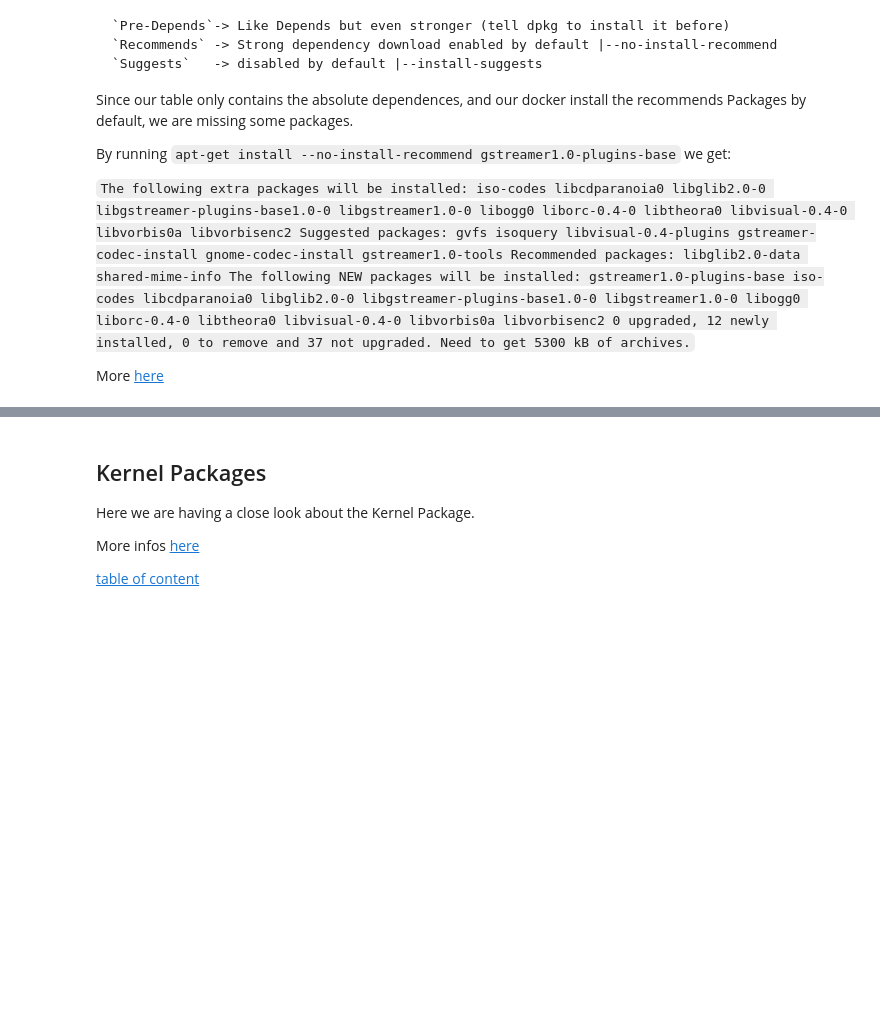
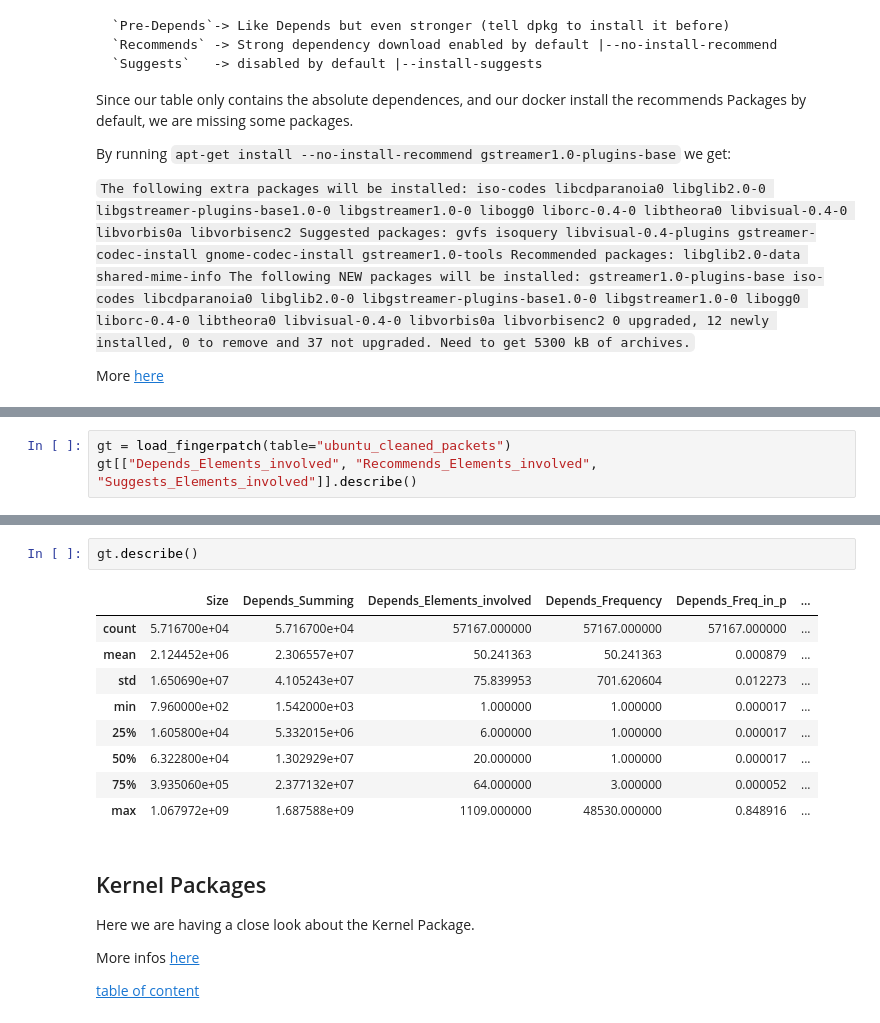
Before and after one commit to alex35469/fingerpatch, a Jupyter notebook: attack/Attack_vizualization.ipynb, the cells around one changed output, grey strips where cells are left out. Cells and saved outputs as stored; diff of their text form; blank space fills up the shorter version.

```diff
--- a/attack/Attack_vizualization.ipynb
+++ b/attack/Attack_vizualization.ipynb
@@ -1158,0 +1358,3 @@ no_deps[:4][["Package", "Version", "Size", "#Depends", "#Recommends", "Recommend
+# %%
+gt = load_fingerpatch(table="ubuntu_cleaned_packets")
+gt[["Depends_Elements_involved", "Recommends_Elements_involved", "Suggests_Elements_involved"]].describe()
@@ -1159,3 +1371,15 @@ no_deps[:4][["Package", "Version", "Size", "#Depends", "#Recommends", "Recommend
+# %%
+gt.describe()
+# %% [output]
+|  | Size | Depends_Summing | Depends_Elements_involved | Depends_Frequency | Depends_Freq_in_p | ... |
+| count | 5.716700e+04 | 5.716700e+04 | 57167.000000 | 57167.000000 | 57167.000000 | ... |
+| mean | 2.124452e+06 | 2.306557e+07 | 50.241363 | 50.241363 | 0.000879 | ... |
+| std | 1.650690e+07 | 4.105243e+07 | 75.839953 | 701.620604 | 0.012273 | ... |
+| min | 7.960000e+02 | 1.542000e+03 | 1.000000 | 1.000000 | 0.000017 | ... |
+| 25% | 1.605800e+04 | 5.332015e+06 | 6.000000 | 1.000000 | 0.000017 | ... |
+| 50% | 6.322800e+04 | 1.302929e+07 | 20.000000 | 1.000000 | 0.000017 | ... |
+| 75% | 3.935060e+05 | 2.377132e+07 | 64.000000 | 3.000000 | 0.000052 | ... |
+| max | 1.067972e+09 | 1.687588e+09 | 1109.000000 | 48530.000000 | 0.848916 | ... |
 # %% [markdown]
 <a id='kernels'></a>
 ## Kernel Packages
```
Also changed, not shown: parts of 68 cells of this notebook, 1 other file.
